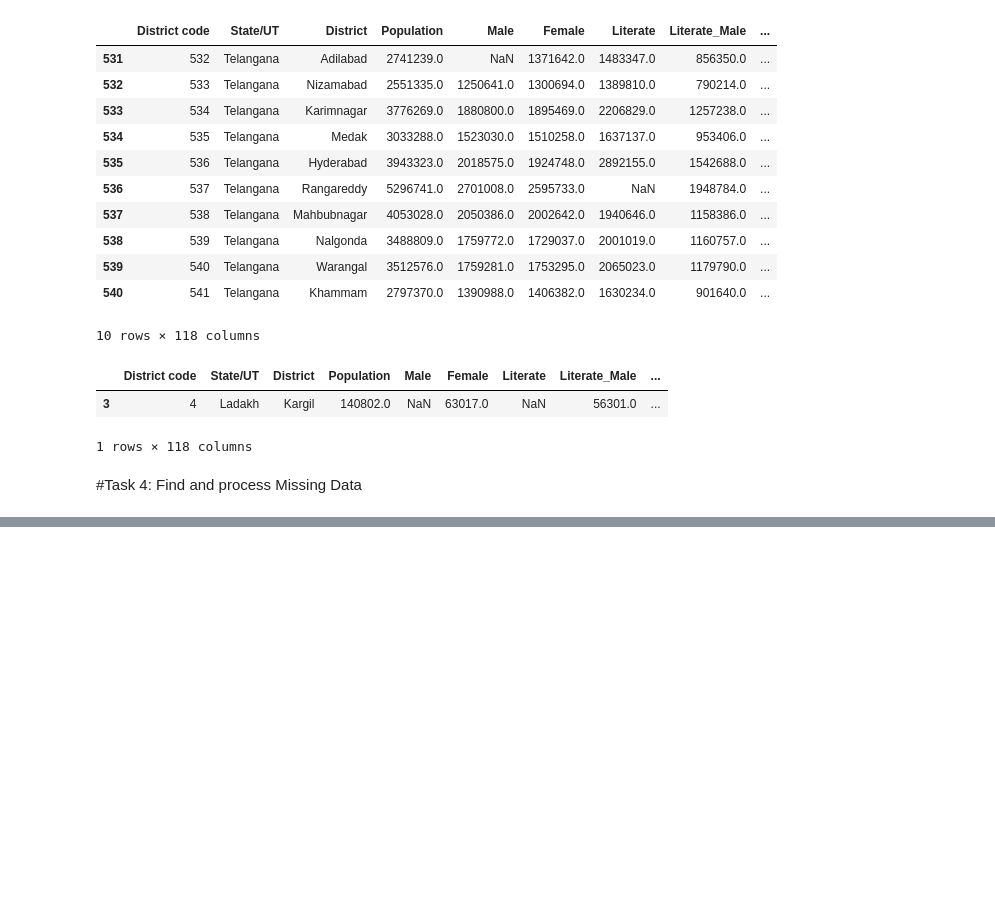
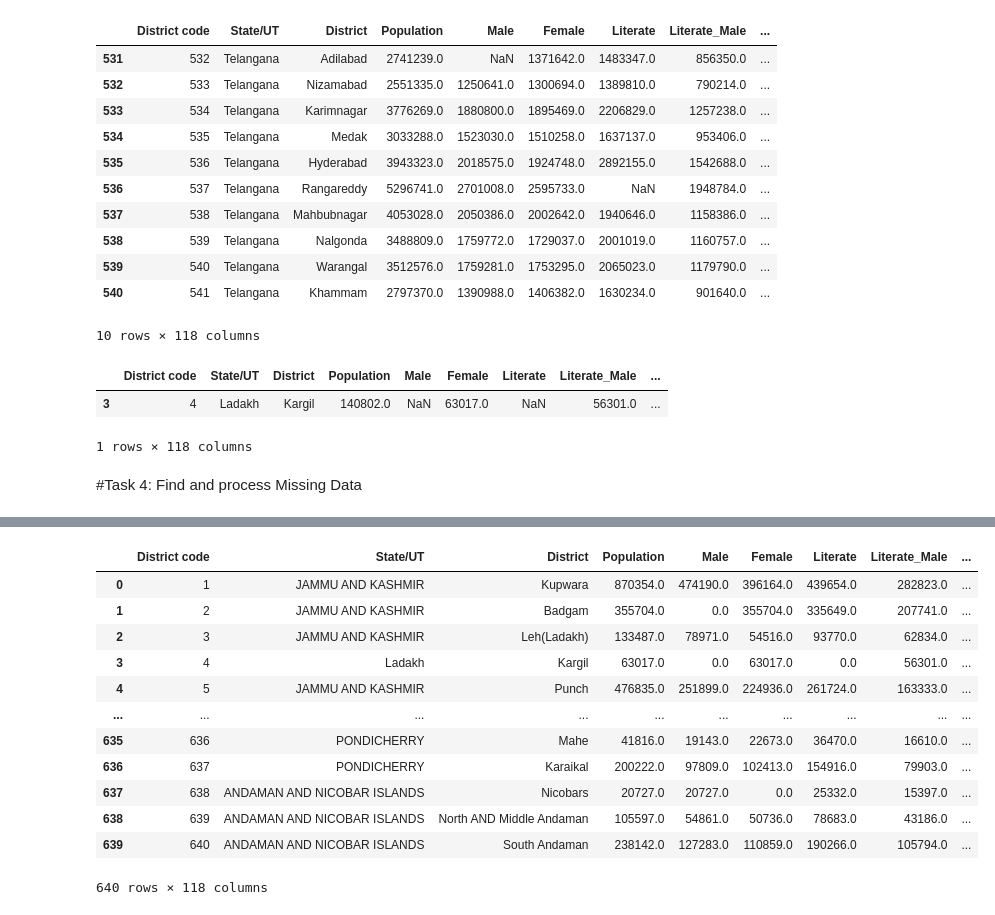
Before and after one commit to Nithya-Azhakesan/Mini-Project_1, a Jupyter notebook: Census_Data_Standardization_and_analysing_pipeline.ipynb, the cells around one changed output, grey strips where cells are left out. Drawn from its saved outputs; the diff is of its cells as text; code cells hidden in the pictures; blank space fills up the shorter version.

```diff
--- a/Census_Data_Standardization_and_analysing_pipeline.ipynb
+++ b/Census_Data_Standardization_and_analysing_pipeline.ipynb
@@ -216,0 +227,20 @@ KeyError: 'Age_Not_Started'
+# %%
+df1['Population']=df1['Male']+df1['Female']
+# %%
+new_df1=df1.fillna({'Population':('Male'+'Female'),'Households':('Households_Rural'+'Urban_Households'),'Literate':('Literate_Male'+'Literate_Female')})
+# %%
+new_df1
+# %% [output]
+|  | District code | State/UT | District | Population | Male | Female | Literate | Literate_Male | ... |
+| 0 | 1 | JAMMU AND KASHMIR | Kupwara | 870354.0 | 474190.0 | 396164.0 | 439654.0 | 282823.0 | ... |
+| 1 | 2 | JAMMU AND KASHMIR | Badgam | 355704.0 | 0.0 | 355704.0 | 335649.0 | 207741.0 | ... |
+| 2 | 3 | JAMMU AND KASHMIR | Leh(Ladakh) | 133487.0 | 78971.0 | 54516.0 | 93770.0 | 62834.0 | ... |
+| 3 | 4 | Ladakh | Kargil | 63017.0 | 0.0 | 63017.0 | 0.0 | 56301.0 | ... |
+| 4 | 5 | JAMMU AND KASHMIR | Punch | 476835.0 | 251899.0 | 224936.0 | 261724.0 | 163333.0 | ... |
+| ... | ... | ... | ... | ... | ... | ... | ... | ... | ... |
+| 635 | 636 | PONDICHERRY | Mahe | 41816.0 | 19143.0 | 22673.0 | 36470.0 | 16610.0 | ... |
+| 636 | 637 | PONDICHERRY | Karaikal | 200222.0 | 97809.0 | 102413.0 | 154916.0 | 79903.0 | ... |
+| 637 | 638 | ANDAMAN AND NICOBAR ISLANDS | Nicobars | 20727.0 | 20727.0 | 0.0 | 25332.0 | 15397.0 | ... |
+| 638 | 639 | ANDAMAN AND NICOBAR ISLANDS | North AND Middle Andaman | 105597.0 | 54861.0 | 50736.0 | 78683.0 | 43186.0 | ... |
+| 639 | 640 | ANDAMAN AND NICOBAR ISLANDS | South Andaman | 238142.0 | 127283.0 | 110859.0 | 190266.0 | 105794.0 | ... |
+640 rows × 118 columns
```
Also changed, not shown: parts of 20 cells of this notebook.
